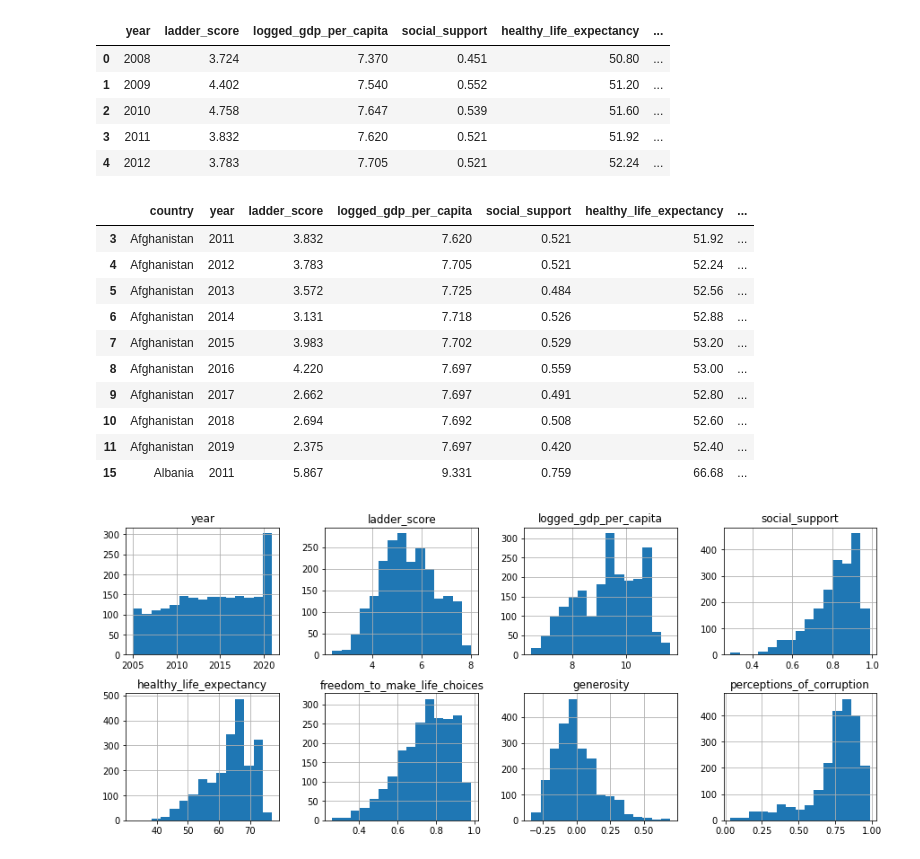
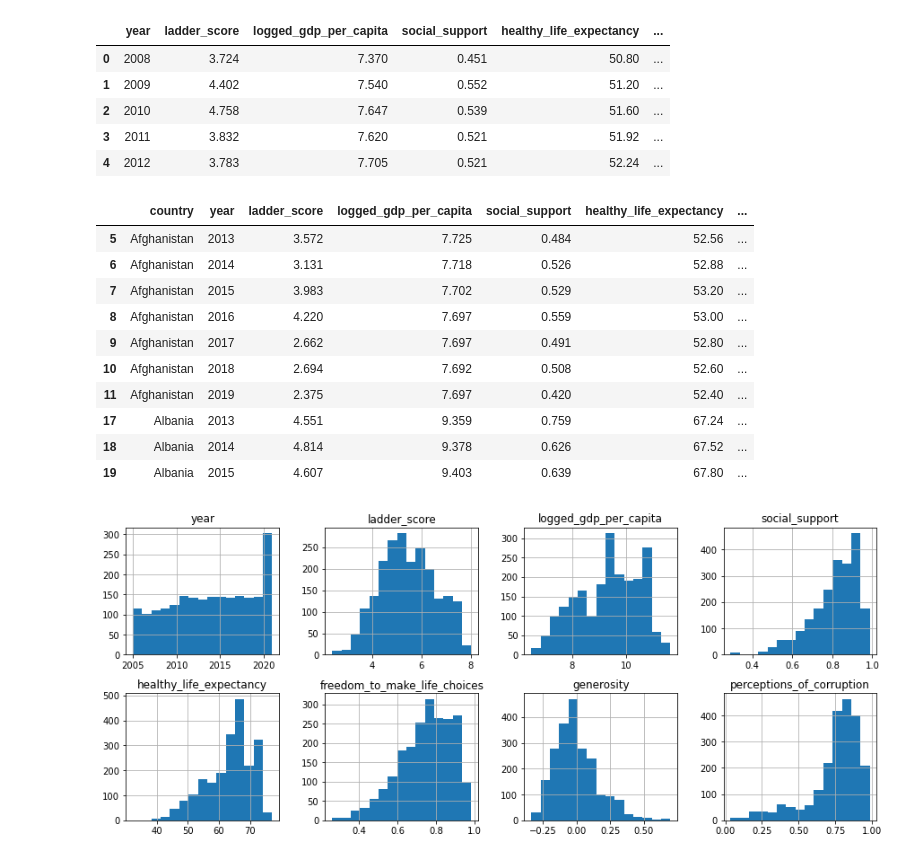
Before and after one commit to urospetkovic/Happiness-Team, a Jupyter notebook: Code/Correlations.ipynb, the cells around one changed output. Drawn from its saved outputs; the diff is of its cells as text; code cells hidden in the pictures.

```diff
--- a/Code/Correlations.ipynb
+++ b/Code/Correlations.ipynb
@@ -36,13 +36,11 @@ dfnum.head()
 | 3 | 2011 | 3.832 | 7.620 | 0.521 | 51.92 | ... |
 | 4 | 2012 | 3.783 | 7.705 | 0.521 | 52.24 | ... |
 # %%
-df_after_2010 = df.loc[df['year'] > 2010]
+df_after_2012 = df.loc[df['year'] > 2012]
 # %%
-df_after_2010.head(10)
+df_after_2012.head(10)
 # %% [output]
 |  | country | year | ladder_score | logged_gdp_per_capita | social_support | healthy_life_expectancy | ... |
-| 3 | Afghanistan | 2011 | 3.832 | 7.620 | 0.521 | 51.92 | ... |
-| 4 | Afghanistan | 2012 | 3.783 | 7.705 | 0.521 | 52.24 | ... |
 | 5 | Afghanistan | 2013 | 3.572 | 7.725 | 0.484 | 52.56 | ... |
 | 6 | Afghanistan | 2014 | 3.131 | 7.718 | 0.526 | 52.88 | ... |
 | 7 | Afghanistan | 2015 | 3.983 | 7.702 | 0.529 | 53.20 | ... |
@@ -50,7 +48,9 @@ df_after_2010.head(10)
 | 9 | Afghanistan | 2017 | 2.662 | 7.697 | 0.491 | 52.80 | ... |
 | 10 | Afghanistan | 2018 | 2.694 | 7.692 | 0.508 | 52.60 | ... |
 | 11 | Afghanistan | 2019 | 2.375 | 7.697 | 0.420 | 52.40 | ... |
-| 15 | Albania | 2011 | 5.867 | 9.331 | 0.759 | 66.68 | ... |
+| 17 | Albania | 2013 | 4.551 | 9.359 | 0.759 | 67.24 | ... |
+| 18 | Albania | 2014 | 4.814 | 9.378 | 0.626 | 67.52 | ... |
+| 19 | Albania | 2015 | 4.607 | 9.403 | 0.639 | 67.80 | ... |
 # %%
 dfnum.hist(bins=15, figsize=(15, 6), layout=(2, 4));
 # %% [output]
```
Also changed, not shown: parts of 12 cells of this notebook, 1 other file.
